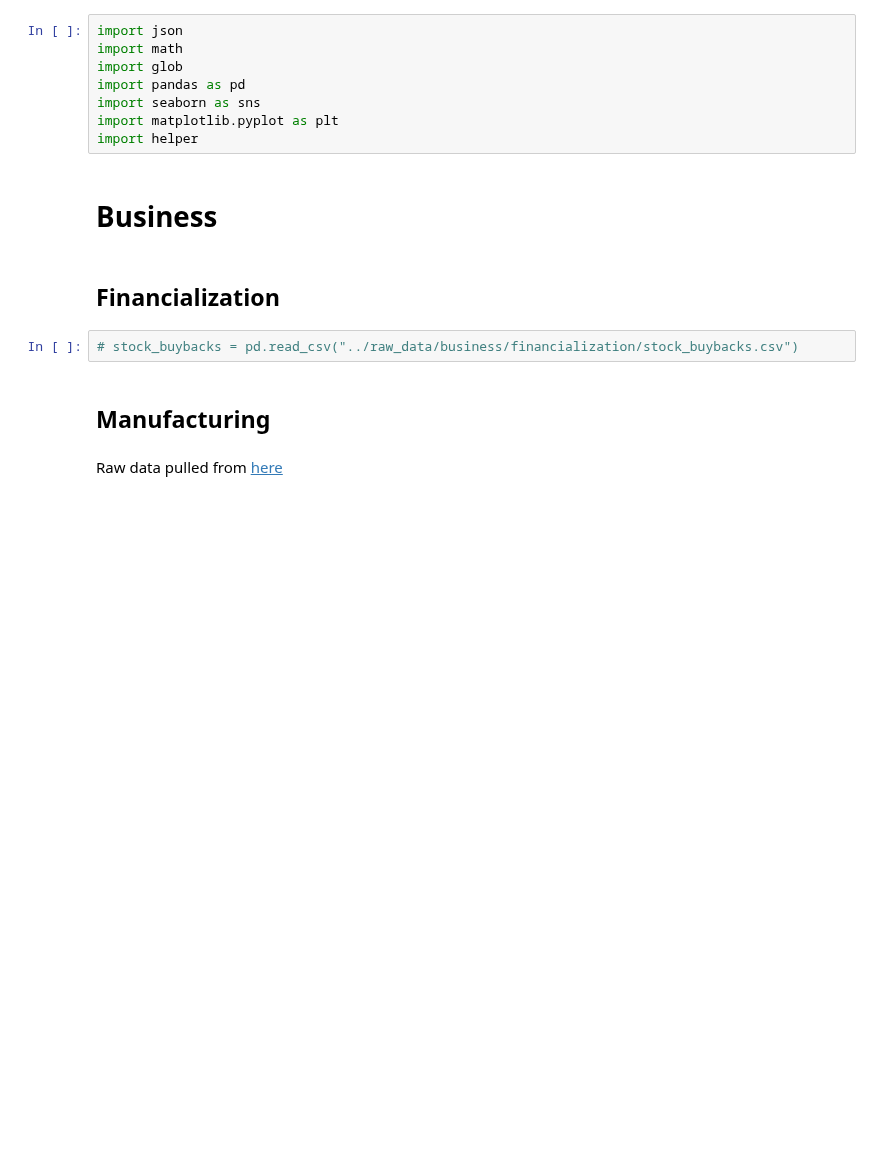
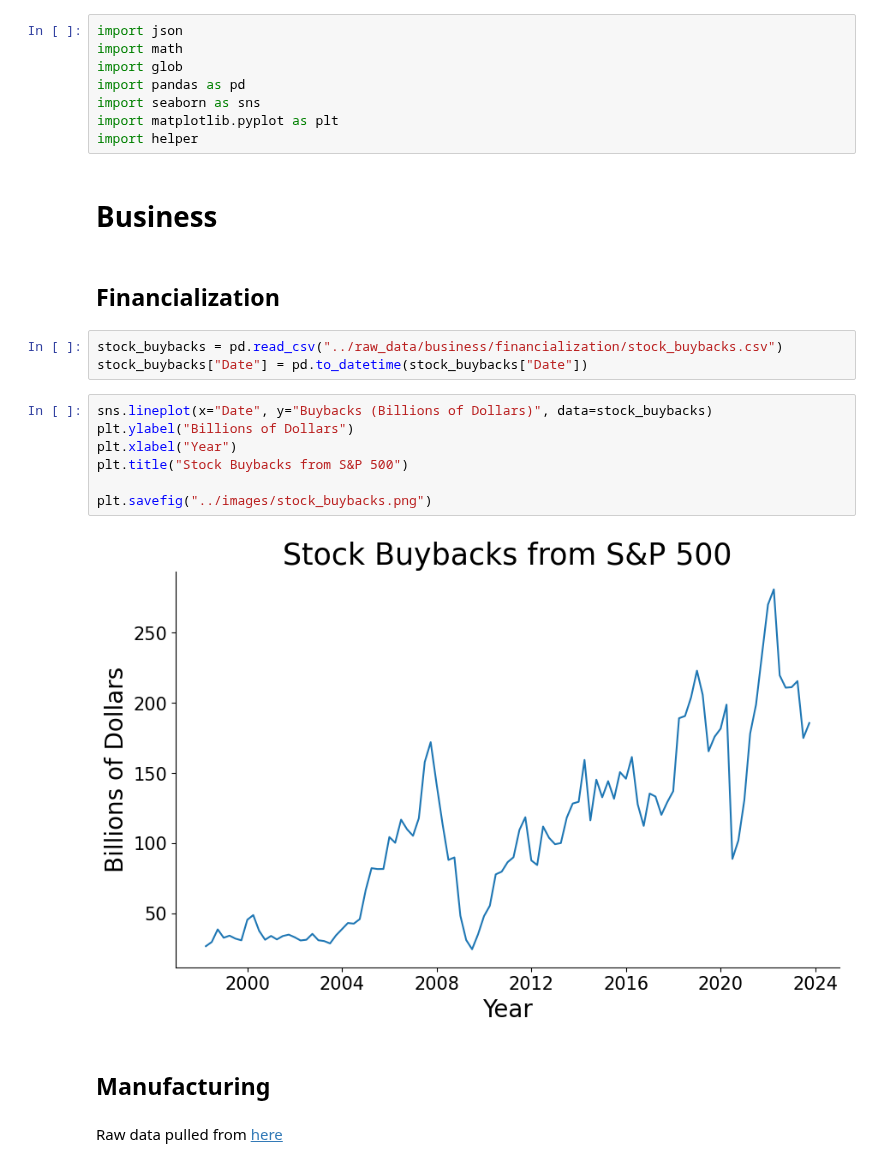
Before and after one commit to jordanott/BackToTheFuture, a Jupyter notebook: notebooks/business.ipynb, the cells around one changed output. Drawn from its saved outputs; the diff is of its cells as text; blank space fills up the shorter version.

```diff
--- a/notebooks/business.ipynb
+++ b/notebooks/business.ipynb
@@ -11,7 +11,17 @@ import helper
 # %% [markdown]
 ## Financialization
 # %%
-# stock_buybacks = pd.read_csv("../raw_data/business/financialization/stock_buybacks.csv")
+stock_buybacks = pd.read_csv("../raw_data/business/financialization/stock_buybacks.csv")
+stock_buybacks["Date"] = pd.to_datetime(stock_buybacks["Date"])
+# %%
+sns.lineplot(x="Date", y="Buybacks (Billions of Dollars)", data=stock_buybacks)
+plt.ylabel("Billions of Dollars")
+plt.xlabel("Year")
+plt.title("Stock Buybacks from S&P 500")
+
+plt.savefig("../images/stock_buybacks.png")
+# %% [output]
+[figure, added]
 # %% [markdown]
 ## Manufacturing
 # %% [markdown]
```
Also changed, not shown: 1 other file.
